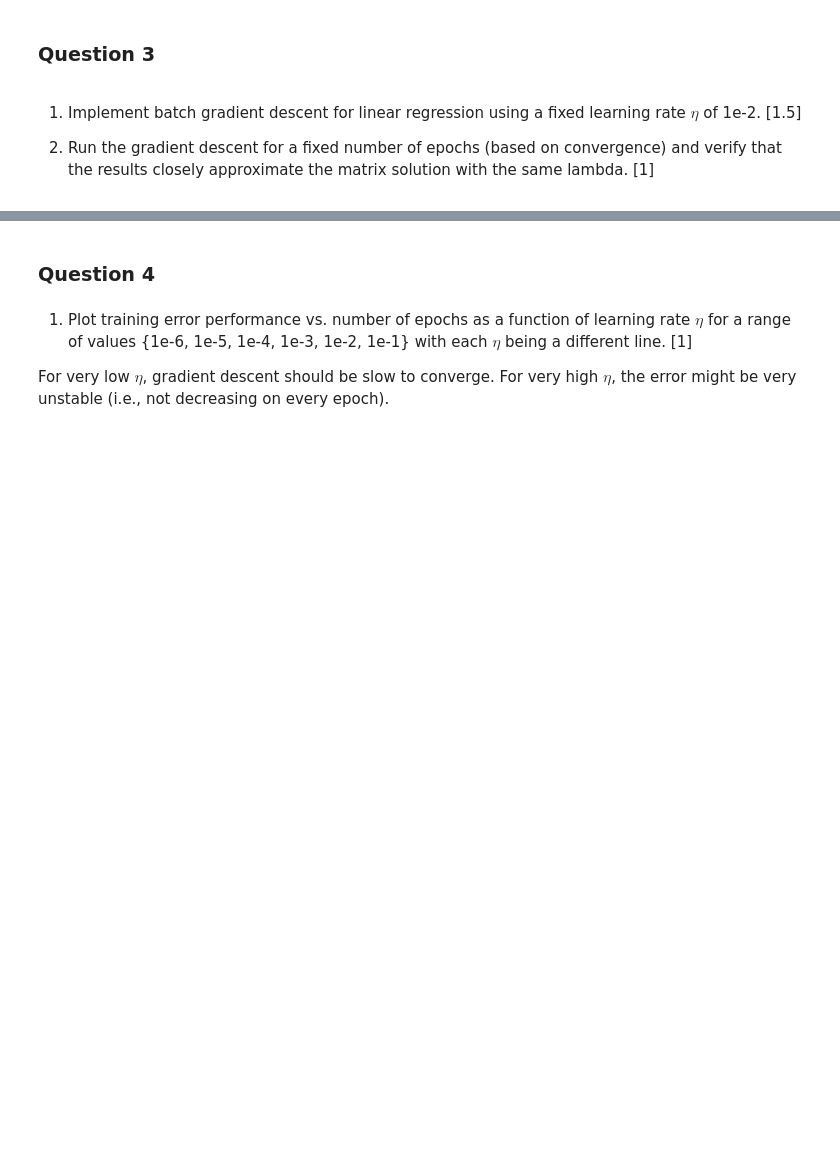
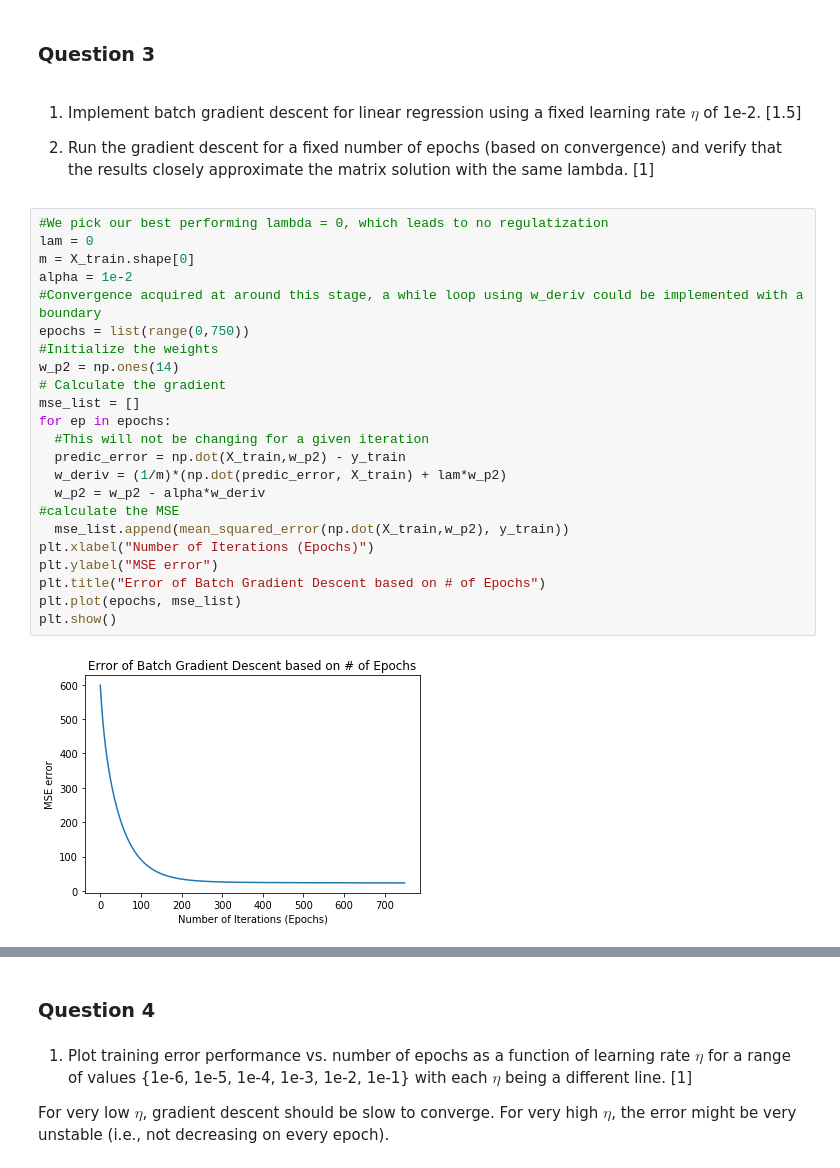
Before and after one commit to Jacobdb2/Lin-Reg-Gradient-Descent, a Jupyter notebook: lab_4_1.ipynb, the cells around one changed output, grey strips where cells are left out. Saved outputs shown, nothing was run; the diff lists cells and outputs as text; blank space fills up the shorter version.

```diff
--- a/lab_4_1.ipynb
+++ b/lab_4_1.ipynb
@@ -450,3 +516,28 @@ We'll work with the above dataset for the assignment below. Create a blank noteb
 1. Implement batch gradient descent for linear regression using a fixed learning rate $\eta$ of 1e-2. [1.5]
 
 2. Run the gradient descent for a fixed number of epochs (based on convergence) and verify that the results closely approximate the matrix solution with the same lambda. [1]
+# %%
+#We pick our best performing lambda = 0, which leads to no regulatization
+lam = 0
+m = X_train.shape[0]
+alpha = 1e-2
+#Convergence acquired at around this stage, a while loop using w_deriv could be implemented with a boundary
+epochs = list(range(0,750))
+#Initialize the weights
+w_p2 = np.ones(14)
+# Calculate the gradient
+mse_list = []
+for ep in epochs:
+  #This will not be changing for a given iteration
+  predic_error = np.dot(X_train,w_p2) - y_train
+  w_deriv = (1/m)*(np.dot(predic_error, X_train) + lam*w_p2)
+  w_p2 = w_p2 - alpha*w_deriv
+#calculate the MSE
+  mse_list.append(mean_squared_error(np.dot(X_train,w_p2), y_train))
+plt.xlabel("Number of Iterations (Epochs)")
+plt.ylabel("MSE error")
+plt.title("Error of Batch Gradient Descent based on # of Epochs")
+plt.plot(epochs, mse_list)
+plt.show()
+# %% [output]
+[figure, added]
```
Also changed, not shown: parts of 28 cells of this notebook.
